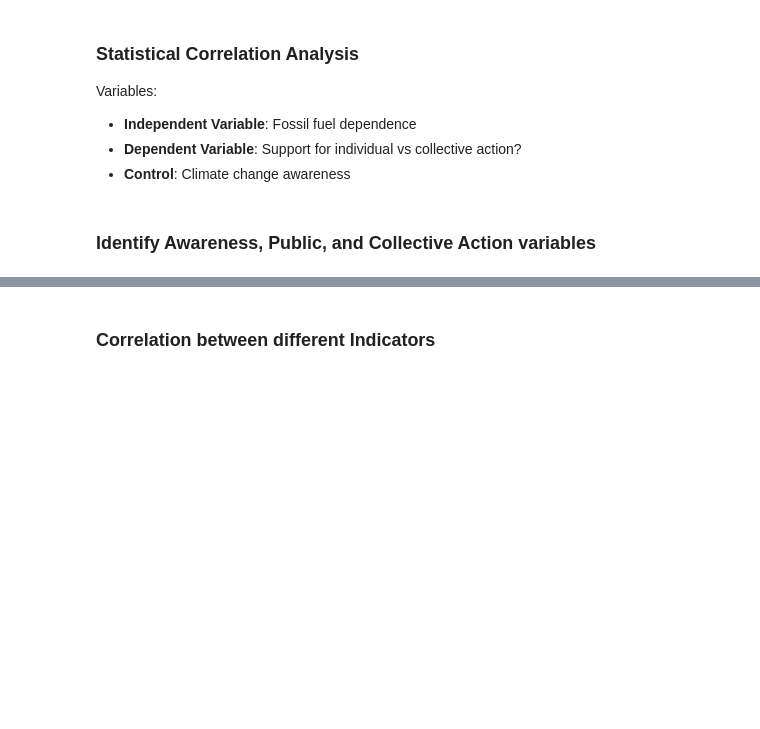
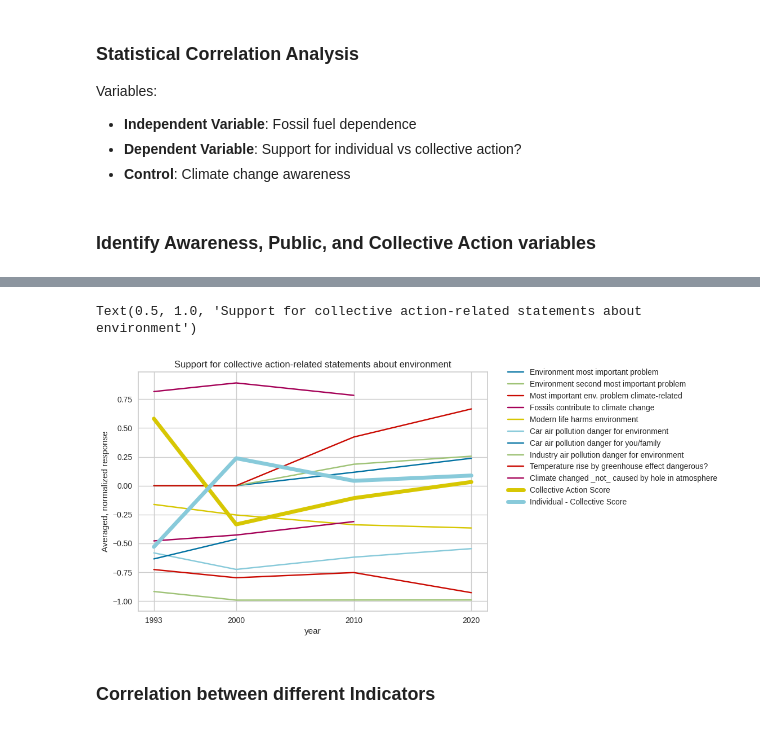
Before and after one commit to Laurin-W/foundations-final-project, a Jupyter notebook: main_notebook.ipynb, the cells around one changed output, grey strips where cells are left out. Saved outputs shown, nothing was run; the diff lists cells and outputs as text; code cells hidden in the pictures; blank space fills up the shorter version.

```diff
--- a/main_notebook.ipynb
+++ b/main_notebook.ipynb
@@ -471,2 +516,8 @@ plt.legend(loc=(1.05, 0.425))
+# %%
+plot_scores(survey_df, list(awareness_questions_weights.keys()), ['score_collective_action', 'score_indiv_minus_collective'], column_labels)
+plt.title("Support for collective action-related statements about environment")
+# %% [output]
+Text(0.5, 1.0, 'Support for collective action-related statements about environment')
+[figure, added]
 # %% [markdown]
 ### Correlation between different Indicators
```
Also changed, not shown: parts of 20 cells of this notebook.
